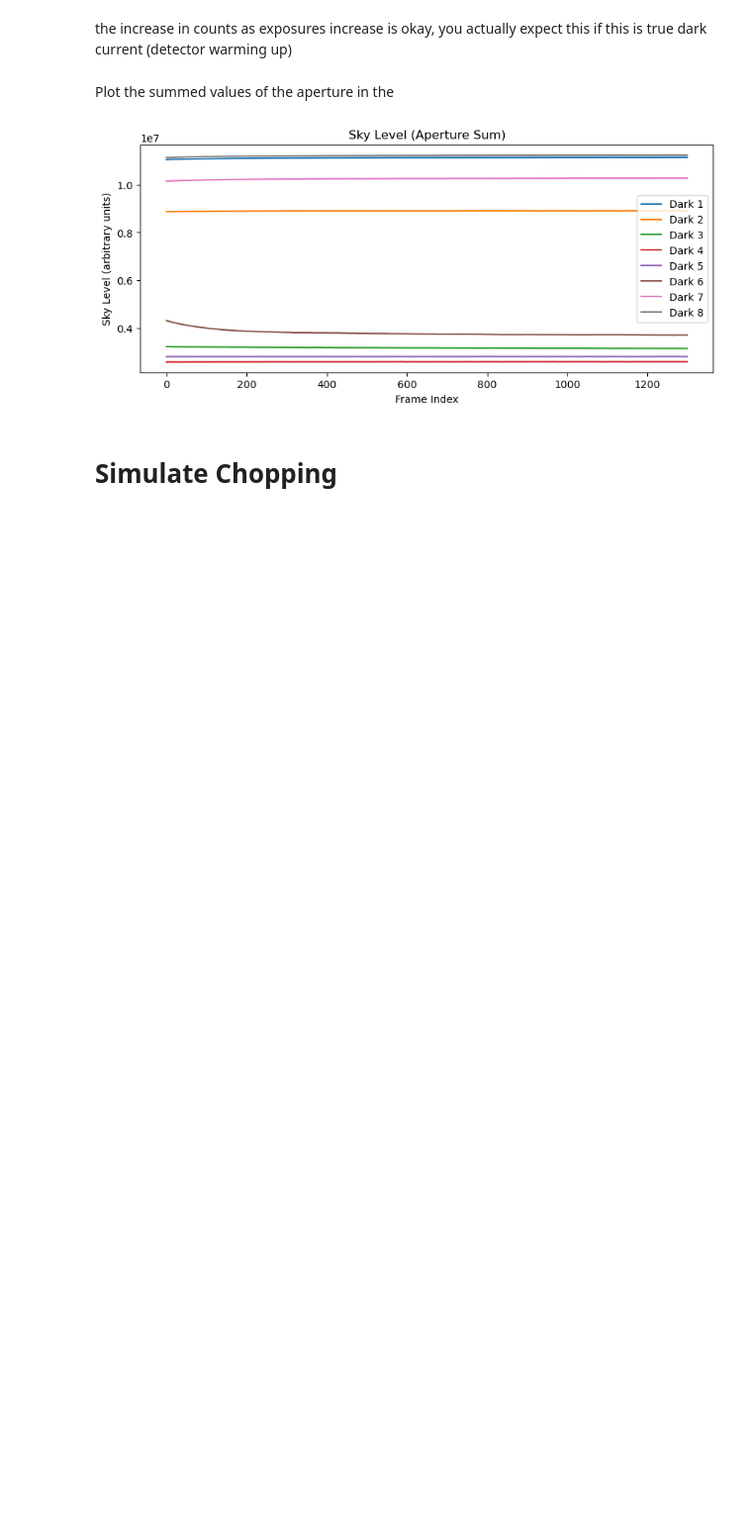
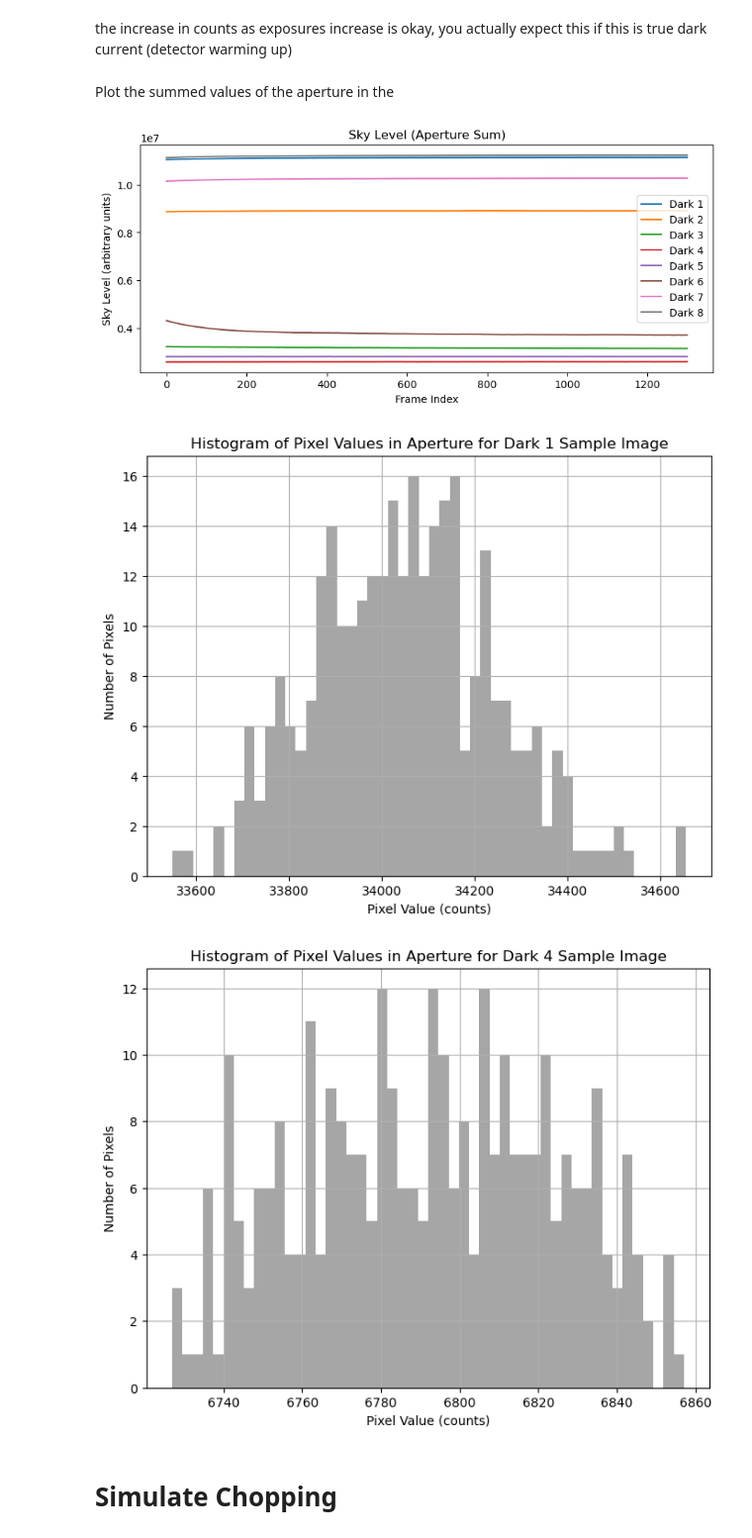
Before and after one commit to chase-urasaki/mirsi_sims, a Jupyter notebook: 260216_analysis.ipynb, the cells around one changed output. Shown at 99% size. Drawn from its saved outputs; the diff is of its cells as text; code cells hidden in the pictures; blank space fills up the shorter version.

```diff
--- a/260216_analysis.ipynb
+++ b/260216_analysis.ipynb
@@ -418,6 +418,23 @@ plt.legend()
 plt.show()
 # %% [output]
 [figure]
+# %%
+# Make a histogram of the count distribution in the aperture for one of the frames to see what the noise distribution looks like. This will help us understand the characteristics of the noise in the data and how it might affect our analysis. We can also compare the histogram to a theoretical distribution (e.g., Gaussian) to see if there are any deviations that might indicate non-Gaussian noise or other effects.
+plt.figure(figsize=(8,6))
+plt.hist(dark_1_data[0][ap1.to_mask(method="center").to_image(dark_1_data.shape[1:]).astype(bool)].flatten(), bins=50, color='gray', alpha=0.7)
+plt.xlabel('Pixel Value (counts)')
+plt.ylabel('Number of Pixels')
+plt.title('Histogram of Pixel Values in Aperture for Dark 1 Sample Image')
+plt.grid()
+plt.figure(figsize=(8,6))
+plt.hist(dark_4_data[0][ap1.to_mask(method="center").to_image(dark_4_data.shape[1:]).astype(bool)].flatten(), bins=50, color='gray', alpha=0.7)
+plt.xlabel('Pixel Value (counts)')
+plt.ylabel('Number of Pixels')
+plt.title('Histogram of Pixel Values in Aperture for Dark 4 Sample Image')
+plt.grid()
+# %% [output]
+[figure, added]
+[figure, added]
 # %% [markdown]
 # Simulate Chopping
 # %%
```
Also changed, not shown: parts of 6 cells of this notebook, 4 other files.
